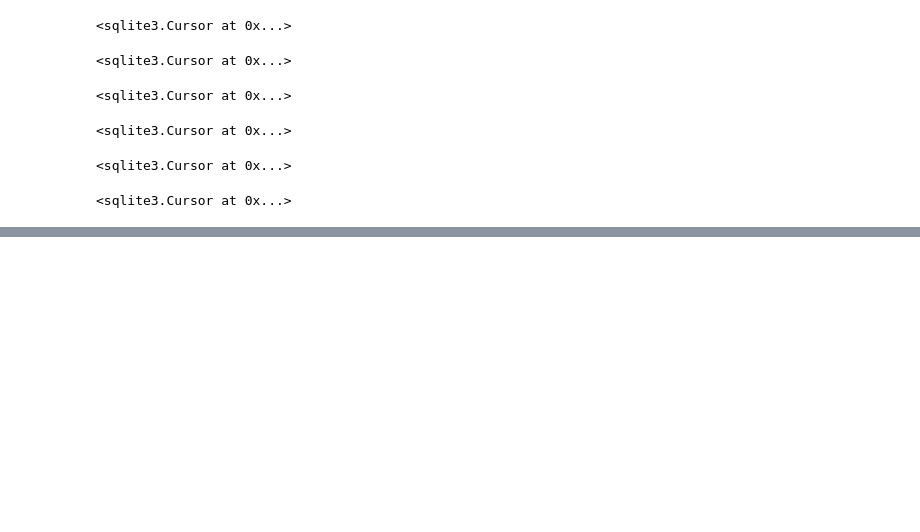
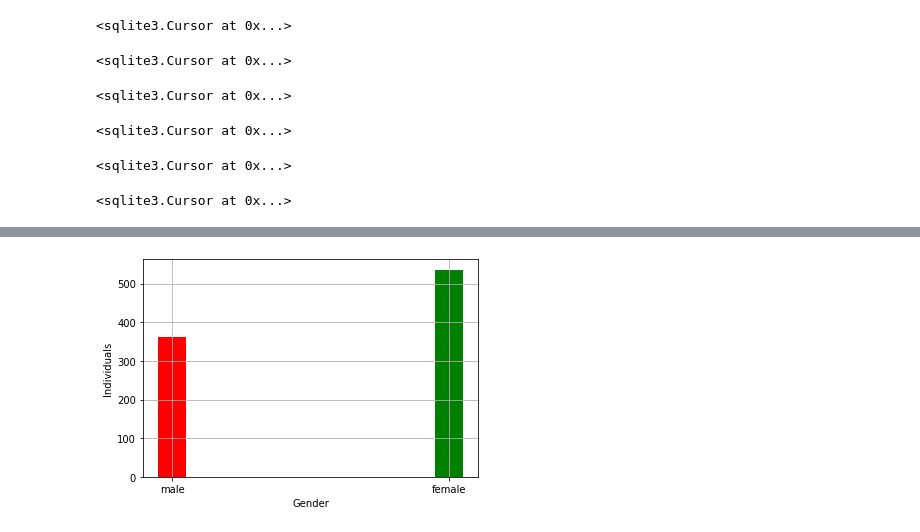
Before and after one commit to Trindad/digestive-diseases, a Jupyter notebook: network/network.ipynb, the cells around one changed output, grey strips where cells are left out. Drawn from its saved outputs; the diff is of its cells as text; code cells hidden in the pictures; blank space fills up the shorter version.

```diff
--- a/network/network.ipynb
+++ b/network/network.ipynb
@@ -399,0 +659,18 @@ conn.commit()
+# %%
+query = "SELECT COUNT(*) FROM patients JOIN basic_information ON basic_information.SEQN = patients.SEQN WHERE basic_information.RIAGENDR = 1"
+
+x = ["male", "female"]
+y = []
+for row in c.execute(query):
+  y.append(int(row[0]))
+query = "SELECT COUNT(*) FROM patients JOIN basic_information ON basic_information.SEQN = patients.SEQN WHERE basic_information.RIAGENDR = 2"
+for row in c.execute(query):
+   y.append(int(row[0]))
+
+plt.bar(x, y,  width=0.1,  color=['red', 'green'])
+plt.xlabel('Gender')
+plt.ylabel('Individuals')
+plt.grid(True)
+plt.show()
+# %% [output]
+[figure, added]
```
Also changed, not shown: parts of 12 cells of this notebook.
